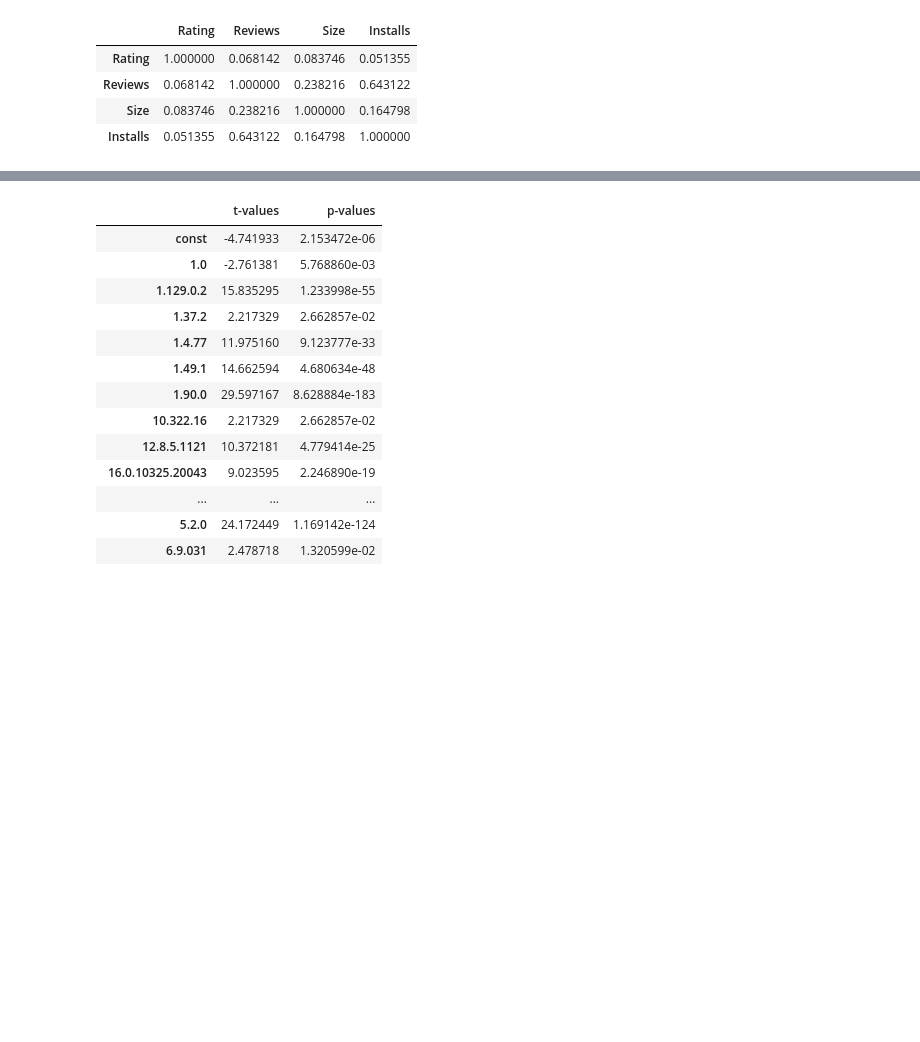
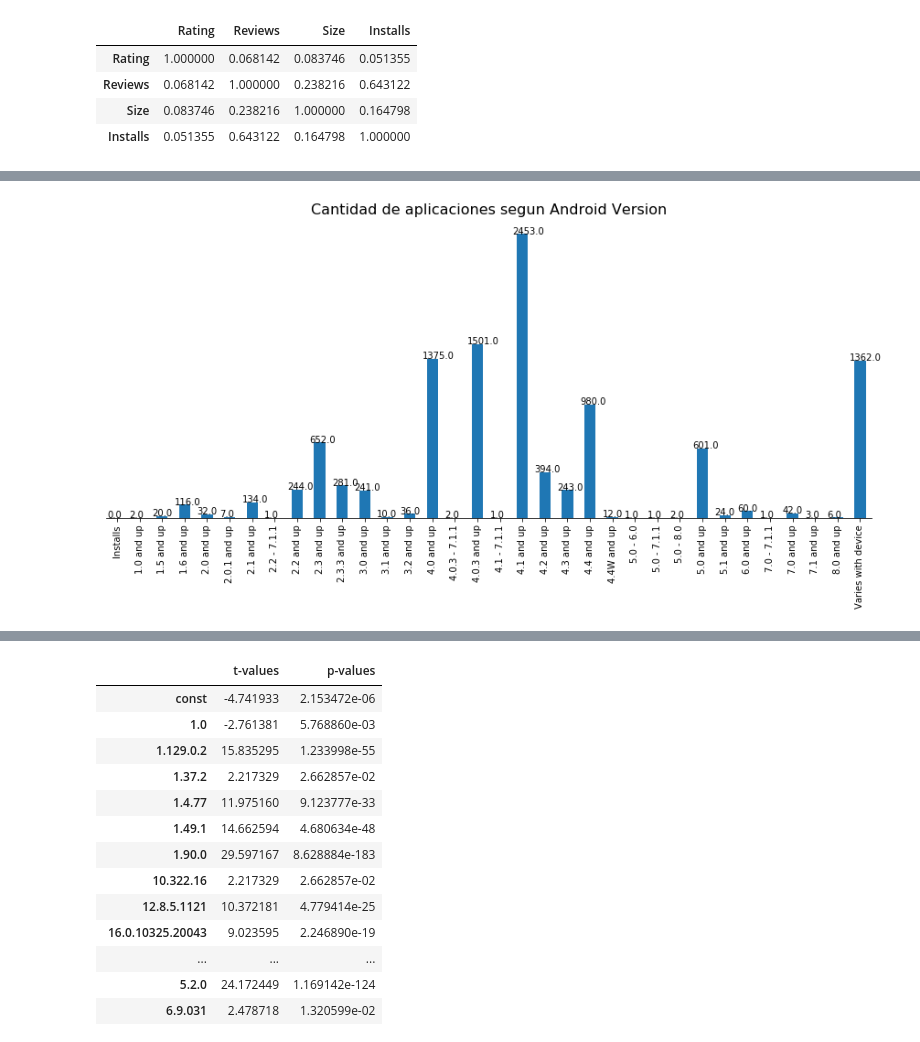
Before and after one commit to Fran-Benko/Coursera_Capstone_FB, a Jupyter notebook: EDA GooglePlay.ipynb, the cells around one changed output, grey strips where cells are left out. Saved outputs shown, nothing was run; the diff lists cells and outputs as text; code cells hidden in the pictures; blank space fills up the shorter version.

```diff
--- a/EDA GooglePlay.ipynb
+++ b/EDA GooglePlay.ipynb
@@ -316,0 +335,15 @@ df_test_Cont=pd.concat([df["Installs"], dummy_variable_6], axis=1)
+# %%
+ax10 = df_test_Andr[df_test_Andr[df_test_Andr.columns[1:]]==1].sum().plot(kind='bar',figsize=(15,6))
+plt.title('Cantidad de aplicaciones segun Android Version', fontsize = 16)
+ax10.spines['top'].set_visible(False)
+ax10.spines['right'].set_visible(False)
+ax10.spines['left'].set_visible(False)
+cur_axes = plt.gca()
+cur_axes.axes.get_yaxis().set_visible(False)
+
+for p in ax10.patches:
+    ax10.annotate("{}".format(p.get_height()),
+
+                xy=(p.get_x()-0.2, p.get_height()+0.6))
+# %% [output]
+[figure, added]
```
Also changed, not shown: parts of 17 cells of this notebook.
